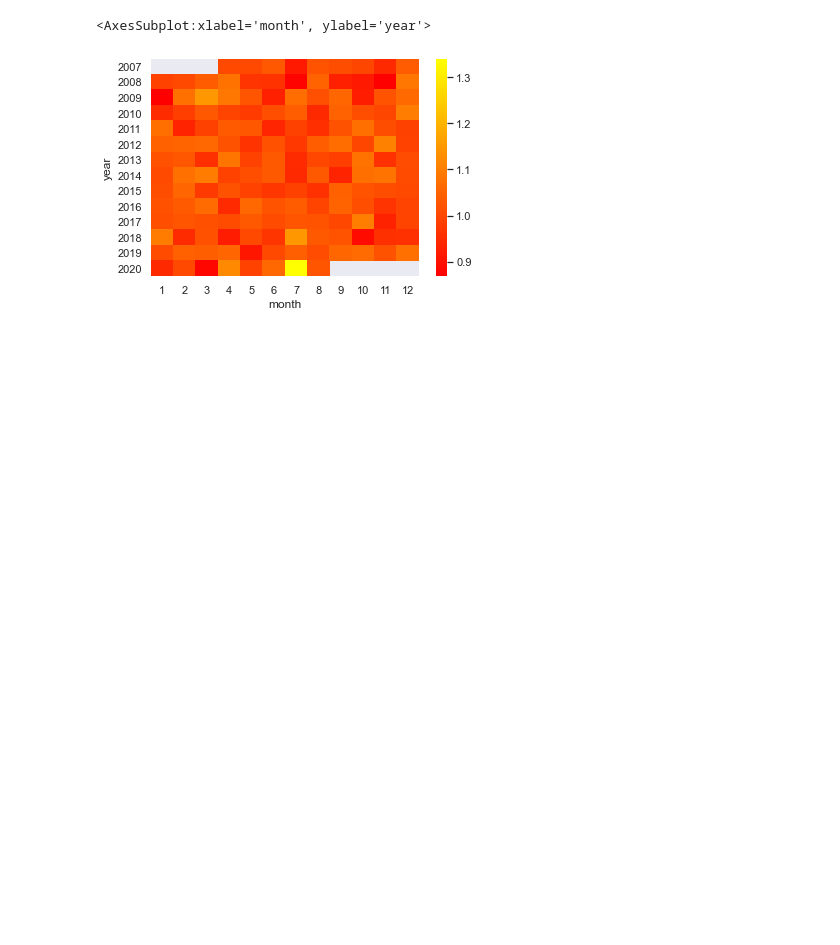
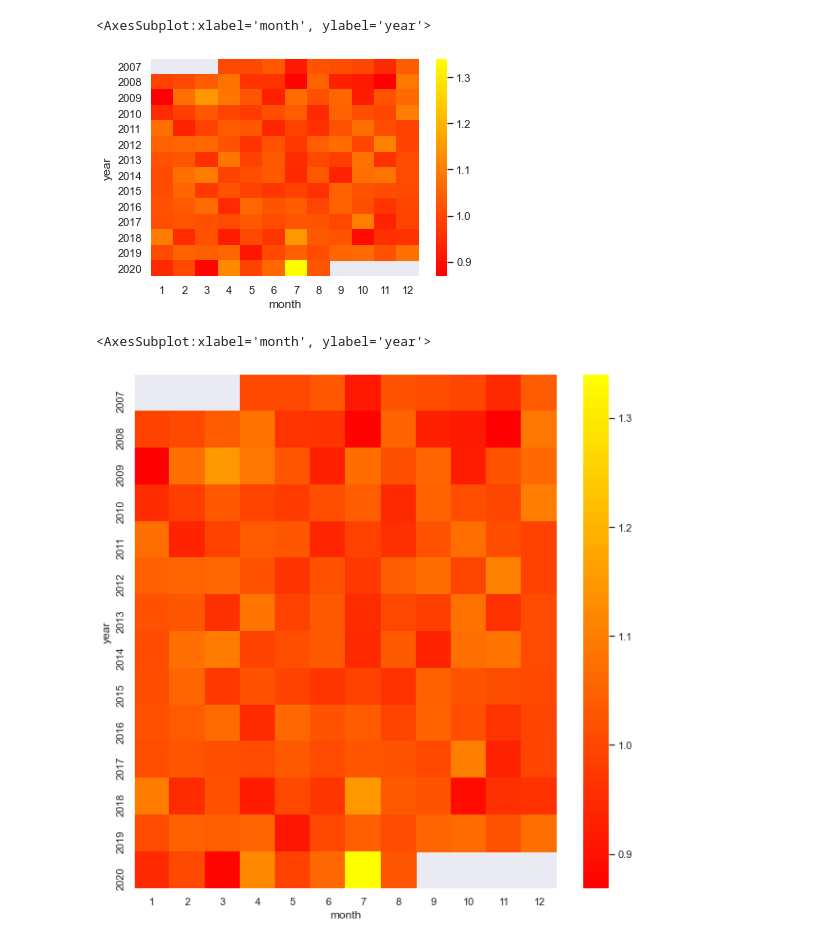
Before and after one commit to cmh841015/DLCourse2020, a Jupyter notebook: GetData.ipynb, the cells around one changed output. Drawn from its saved outputs; the diff is of its cells as text; code cells hidden in the pictures; blank space fills up the shorter version.

```diff
--- a/GetData.ipynb
+++ b/GetData.ipynb
@@ -240,3 +240,10 @@ sns.heatmap(profit,cmap='autumn')
 # %% [output]
 <AxesSubplot:xlabel='month', ylabel='year'>
 [figure]
+# %%
+plt.rcParams['figure.figsize'] = (10,10)
+# %%
+sns.heatmap(profit,cmap='autumn')
+# %% [output]
+<AxesSubplot:xlabel='month', ylabel='year'>
+[figure, added]
```
Also changed, not shown: parts of 9 cells of this notebook.
